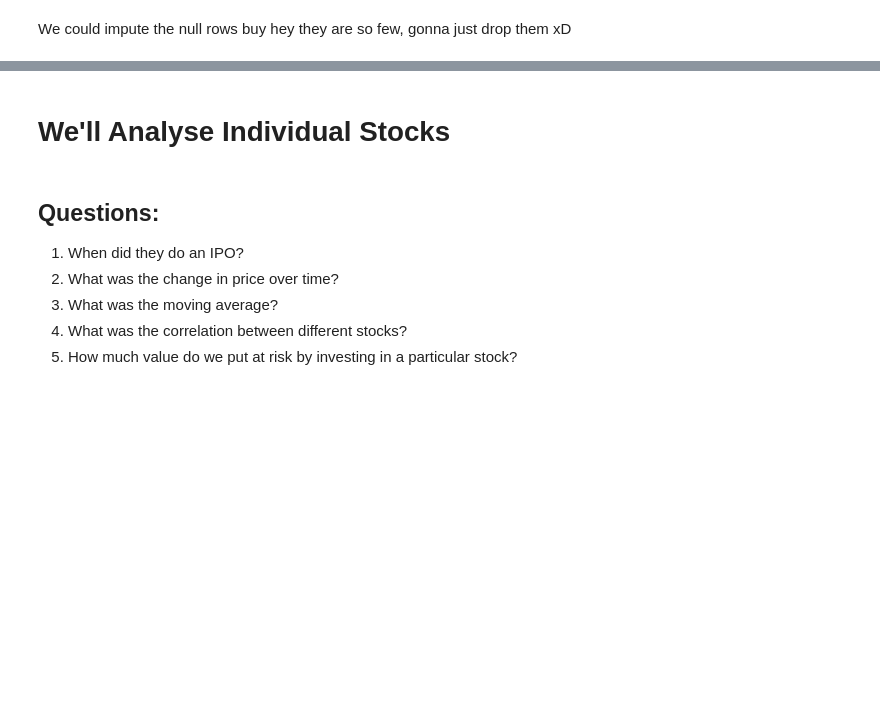
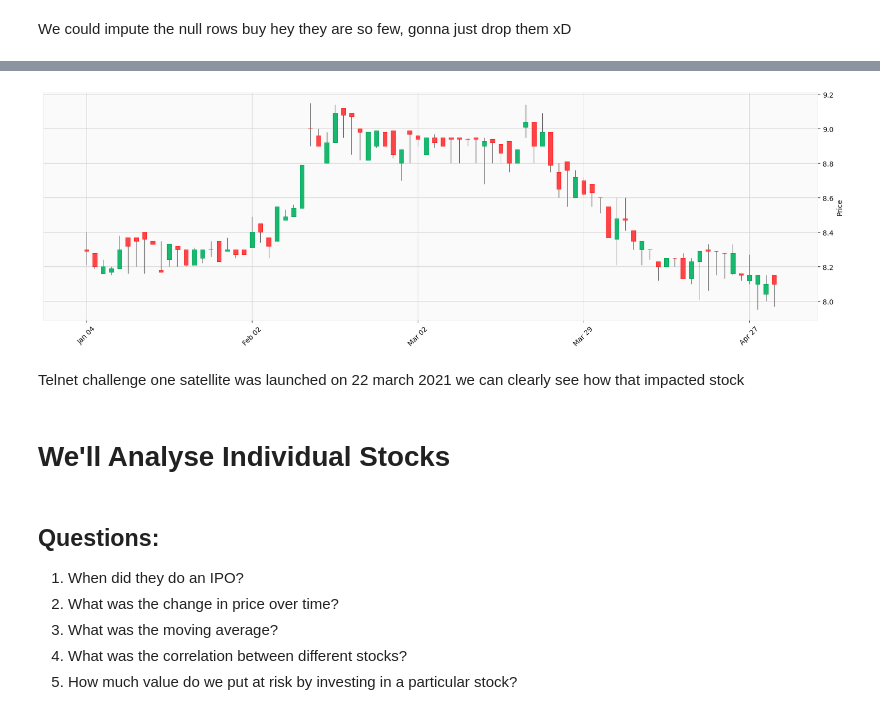
Before and after one commit to azizamari/tunisian_stock_market, a Jupyter notebook: data_analysis.ipynb, the cells around one changed output, grey strips where cells are left out. Cells and saved outputs as stored; diff of their text form; code cells hidden in the pictures; blank space fills up the shorter version.

Commit message:
Visualize candlesticks chart for telnet

```diff
--- a/data_analysis.ipynb
+++ b/data_analysis.ipynb
@@ -79,0 +84,7 @@ plt.show()
+# %%
+import mplfinance as mpf
+import datetime as dt
+tlnet_data=pd.read_csv('data/TLNET.csv')
+# %%
+tlnet_data.index = pd.to_datetime(tlnet_data['Date'], format = '%Y-%m-%d')
+tlnet_data.sort_index(inplace=True)
@@ -80,3 +106,12 @@ plt.show()
+# %%
+fig = mpf.figure(figsize=(20, 13), style='yahoo')
+ax = fig.add_subplot(2,1,1)
+mpf.plot(tlnet_data.loc[(tlnet_data.index>'2021-01-01')&(tlnet_data.index<'2021-05-01')], type='candle', style='yahoo', ax=ax)
+plt.savefig('figures/telnet_candlestick_chart.jpg', dpi=300)
+# %% [output]
+[figure, added]
+# %% [markdown]
+Telnet challenge one satellite was launched on 22 march 2021 we can clearly see how that impacted stock
 # %% [markdown]
 # We'll Analyse Individual Stocks
 # %% [markdown]
```
Also changed, not shown: parts of 13 cells of this notebook, 4 other files.
